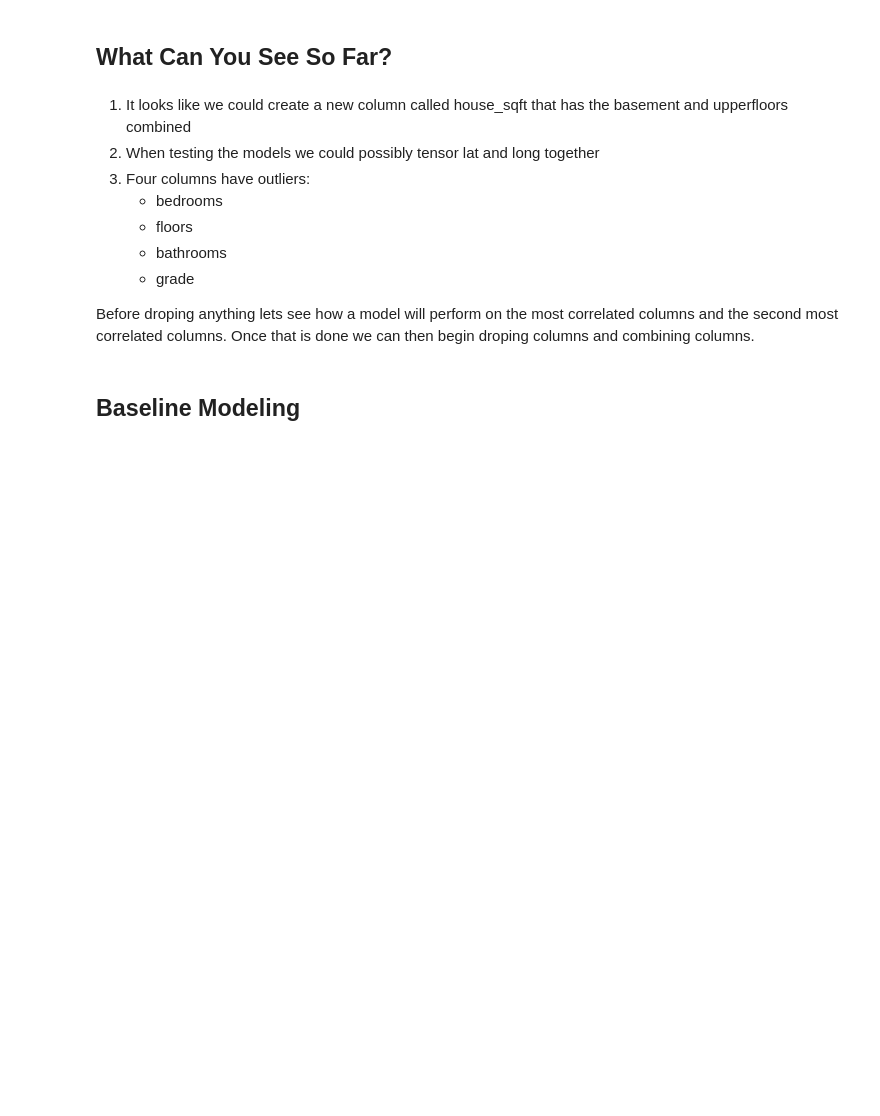
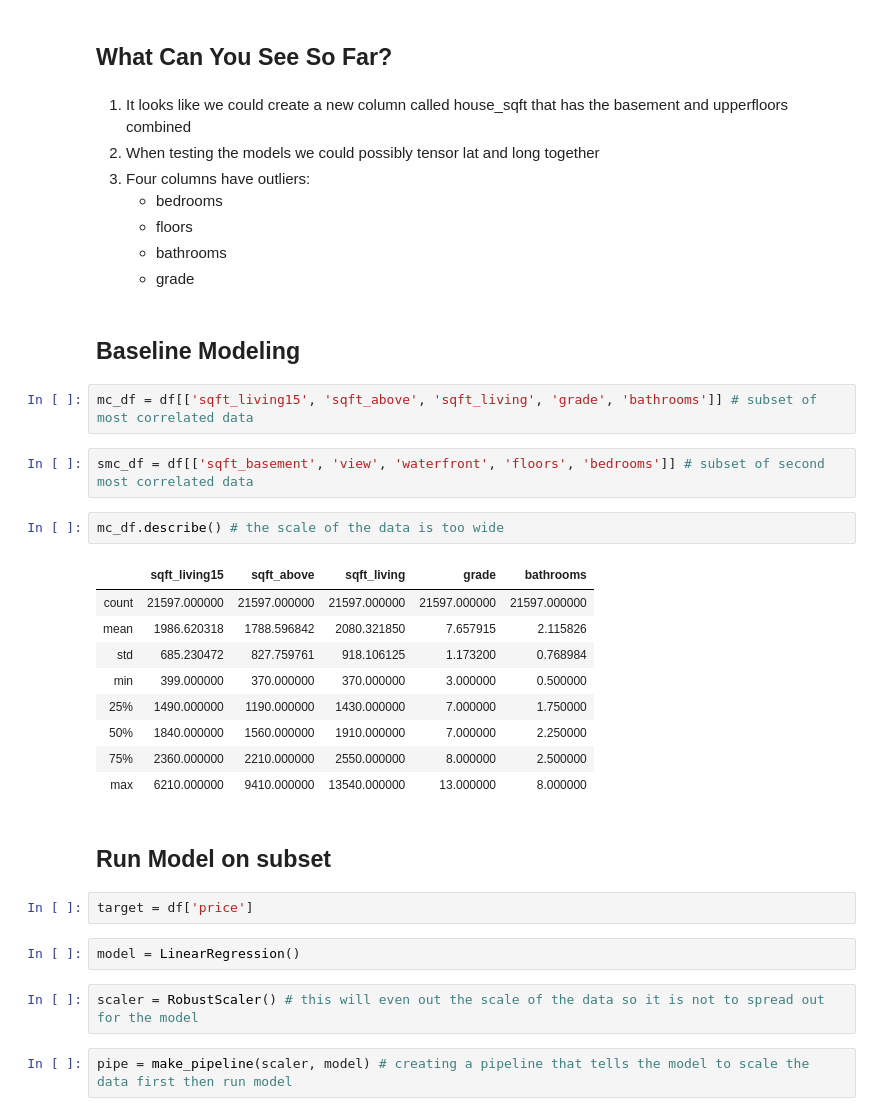
Before and after one commit to ezgigm/Project_2, a Jupyter notebook: Bois Book.ipynb, the cells around one changed output. Saved outputs shown, nothing was run; the diff lists cells and outputs as text; blank space fills up the shorter version.

```diff
--- a/Bois Book.ipynb
+++ b/Bois Book.ipynb
@@ -413,7 +434,31 @@ Name: bedrooms, dtype: int64
     - floors
     - bathrooms
     - grade
-
-Before droping anything lets see how a model will perform on the most correlated columns and the second most correlated columns. Once that is done we can then begin droping columns and combining columns.
 # %% [markdown]
 ## Baseline Modeling
+# %%
+mc_df = df[['sqft_living15', 'sqft_above', 'sqft_living', 'grade', 'bathrooms']] # subset of most correlated data
+# %%
+smc_df = df[['sqft_basement', 'view', 'waterfront', 'floors', 'bedrooms']] # subset of second most correlated data
+# %%
+mc_df.describe() # the scale of the data is too wide
+# %% [output]
+|  | sqft_living15 | sqft_above | sqft_living | grade | bathrooms |
+| count | 21597.000000 | 21597.000000 | 21597.000000 | 21597.000000 | 21597.000000 |
+| mean | 1986.620318 | 1788.596842 | 2080.321850 | 7.657915 | 2.115826 |
+| std | 685.230472 | 827.759761 | 918.106125 | 1.173200 | 0.768984 |
+| min | 399.000000 | 370.000000 | 370.000000 | 3.000000 | 0.500000 |
+| 25% | 1490.000000 | 1190.000000 | 1430.000000 | 7.000000 | 1.750000 |
+| 50% | 1840.000000 | 1560.000000 | 1910.000000 | 7.000000 | 2.250000 |
+| 75% | 2360.000000 | 2210.000000 | 2550.000000 | 8.000000 | 2.500000 |
+| max | 6210.000000 | 9410.000000 | 13540.000000 | 13.000000 | 8.000000 |
+# %% [markdown]
+## Run Model on subset
+# %%
+target = df['price']
+# %%
+model = LinearRegression()
+# %%
+scaler = RobustScaler() # this will even out the scale of the data so it is not to spread out for the model
+# %%
+pipe = make_pipeline(scaler, model) # creating a pipeline that tells the model to scale the data first then run model
```
Also changed, not shown: parts of 61 cells of this notebook.
